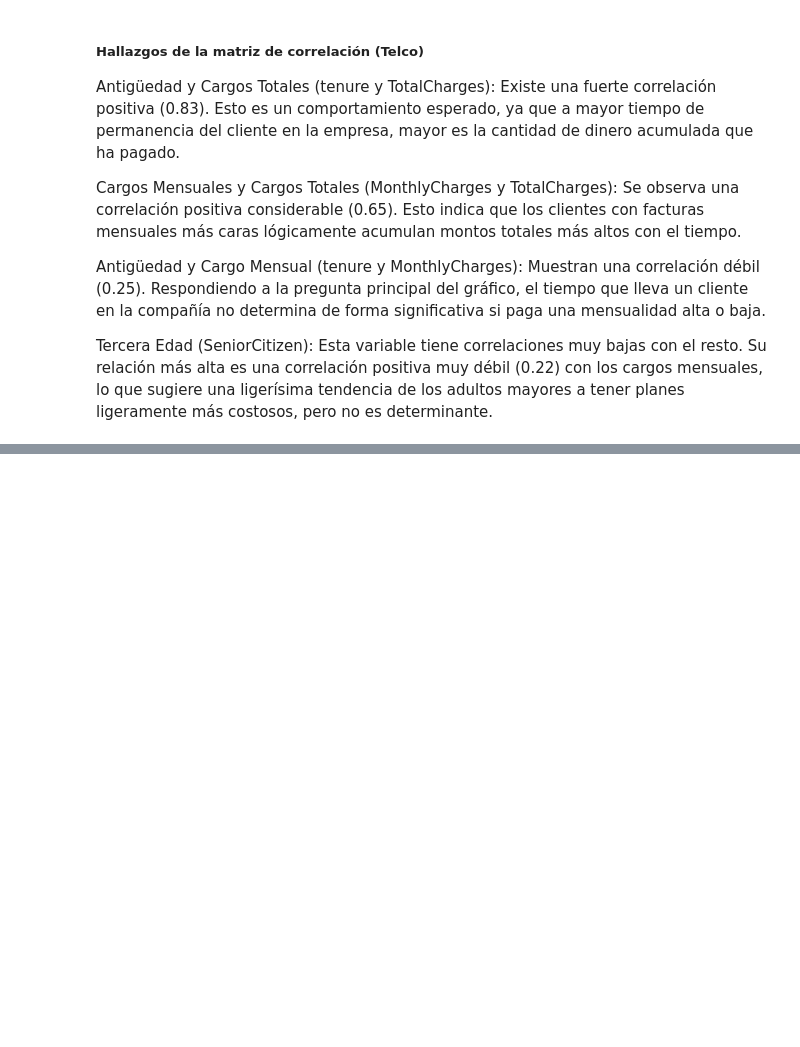
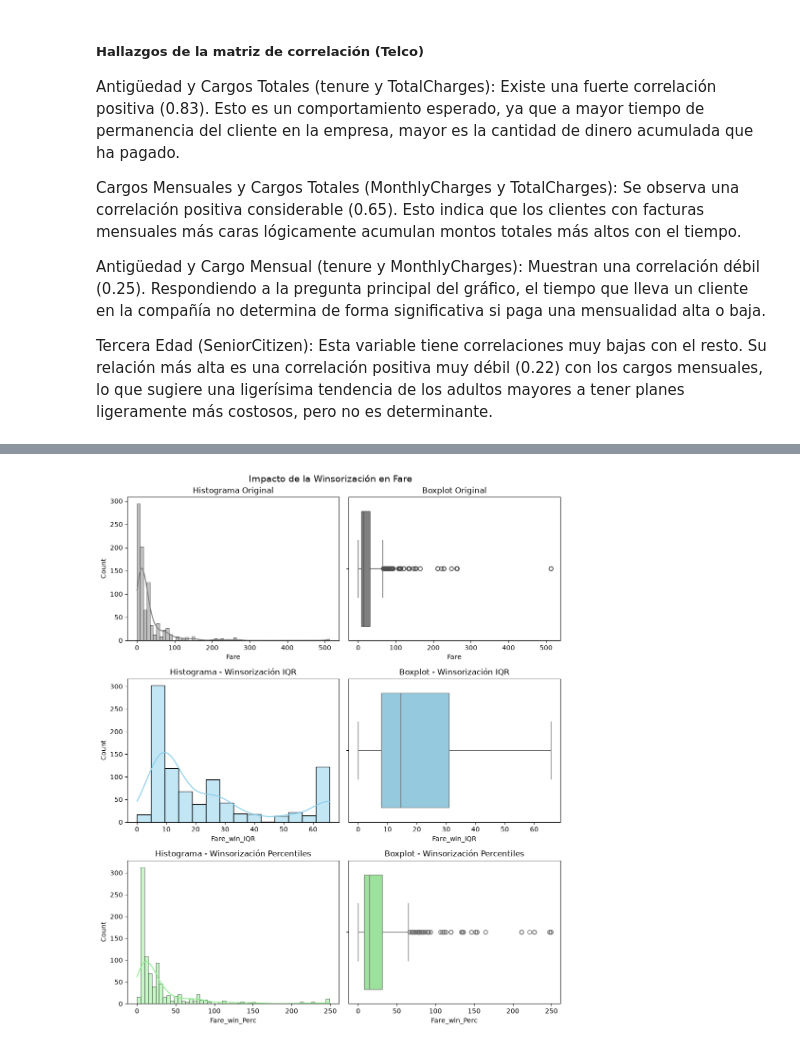
Before and after one commit to IanRey692/IA, a Jupyter notebook: P2/notebooks/EDA_Limpieza.ipynb, the cells around one changed output, grey strips where cells are left out. Cells and saved outputs as stored; diff of their text form; code cells hidden in the pictures; blank space fills up the shorter version.

```diff
--- a/P2/notebooks/EDA_Limpieza.ipynb
+++ b/P2/notebooks/EDA_Limpieza.ipynb
@@ -490,0 +941,10 @@ Tercera Edad (SeniorCitizen): Esta variable tiene correlaciones muy bajas con el
+# %%
+import pandas as pd
+import numpy as np
+import matplotlib.pyplot as plt
+import seaborn as sns
+
+columna = 'Fare'
+
+print("Estadísticas Originales:")
+print(df_titanic[columna].describe()[['mean', 'std', 'min', '50%', 'max']])
@@ -490,0 +987,9 @@ Tercera Edad (SeniorCitizen): Esta variable tiene correlaciones muy bajas con el
+# %%
+limite_inf_perc = df_titanic[columna].quantile(0.01)
+limite_sup_perc = df_titanic[columna].quantile(0.99)
+
+columna_perc = f"{columna}_win_Perc"
+df_titanic[columna_perc] = df_titanic[columna].clip(lower=limite_inf_perc, upper=limite_sup_perc)
+
+print("Estadísticas con Winsorización (Percentiles 1% - 99%):")
+print(df_titanic[columna_perc].describe()[['mean', 'std', 'min', '50%', 'max']])
@@ -490,0 +1039,26 @@ Tercera Edad (SeniorCitizen): Esta variable tiene correlaciones muy bajas con el
+# %%
+fig, axes = plt.subplots(3, 2, figsize=(10, 12))
+fig.suptitle(f'Impacto de la Winsorización en {columna}', fontsize=14)
+
+# Original
+sns.histplot(df_titanic[columna], kde=True, ax=axes[0,0], color='gray')
+axes[0,0].set_title('Histograma Original')
+sns.boxplot(x=df_titanic[columna], ax=axes[0,1], color='gray')
+axes[0,1].set_title('Boxplot Original')
+
+# Winsorización IQR
+sns.histplot(df_titanic[columna_iqr], kde=True, ax=axes[1,0], color='skyblue')
+axes[1,0].set_title('Histograma - Winsorización IQR')
+sns.boxplot(x=df_titanic[columna_iqr], ax=axes[1,1], color='skyblue')
+axes[1,1].set_title('Boxplot - Winsorización IQR')
+
+# Winsorización Percentiles
+sns.histplot(df_titanic[columna_perc], kde=True, ax=axes[2,0], color='lightgreen')
+axes[2,0].set_title('Histograma - Winsorización Percentiles')
+sns.boxplot(x=df_titanic[columna_perc], ax=axes[2,1], color='lightgreen')
+axes[2,1].set_title('Boxplot - Winsorización Percentiles')
+
+plt.tight_layout()
+plt.show()
+# %% [output]
+[figure, added]
```
Also changed, not shown: parts of 47 cells of this notebook.
